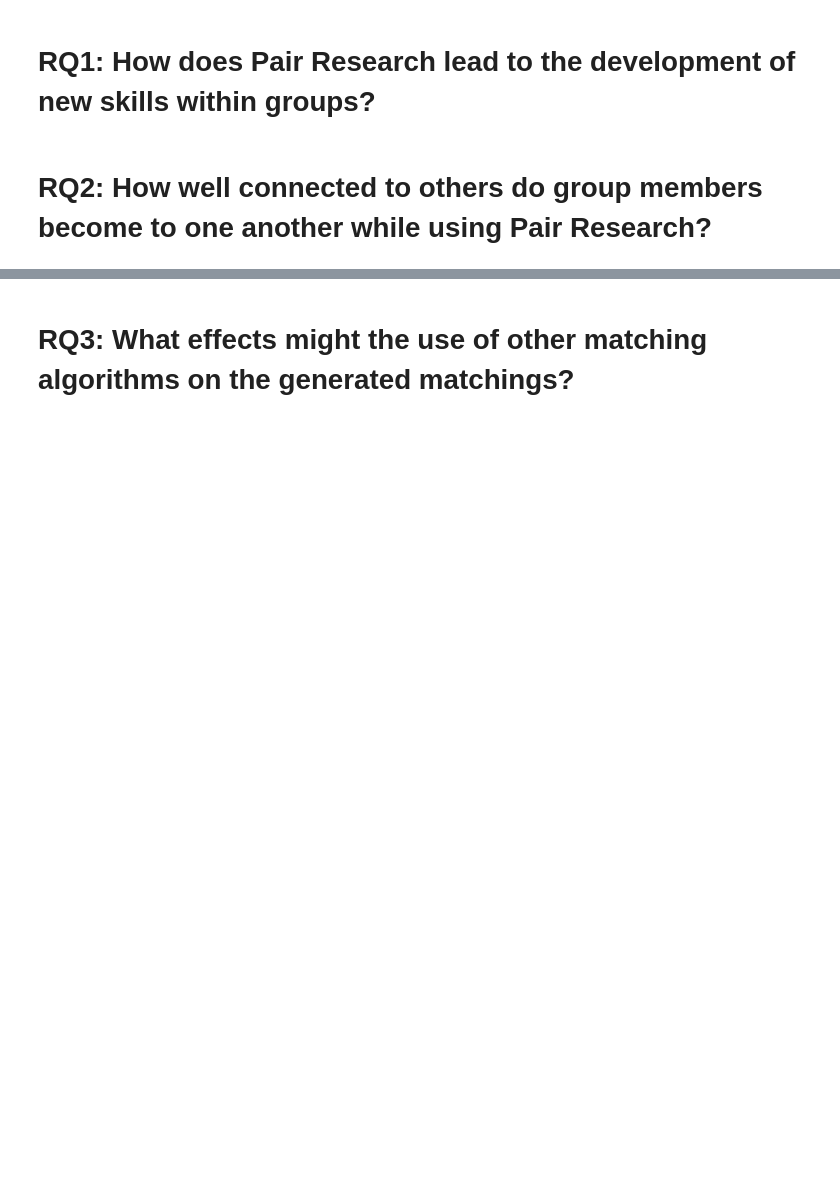
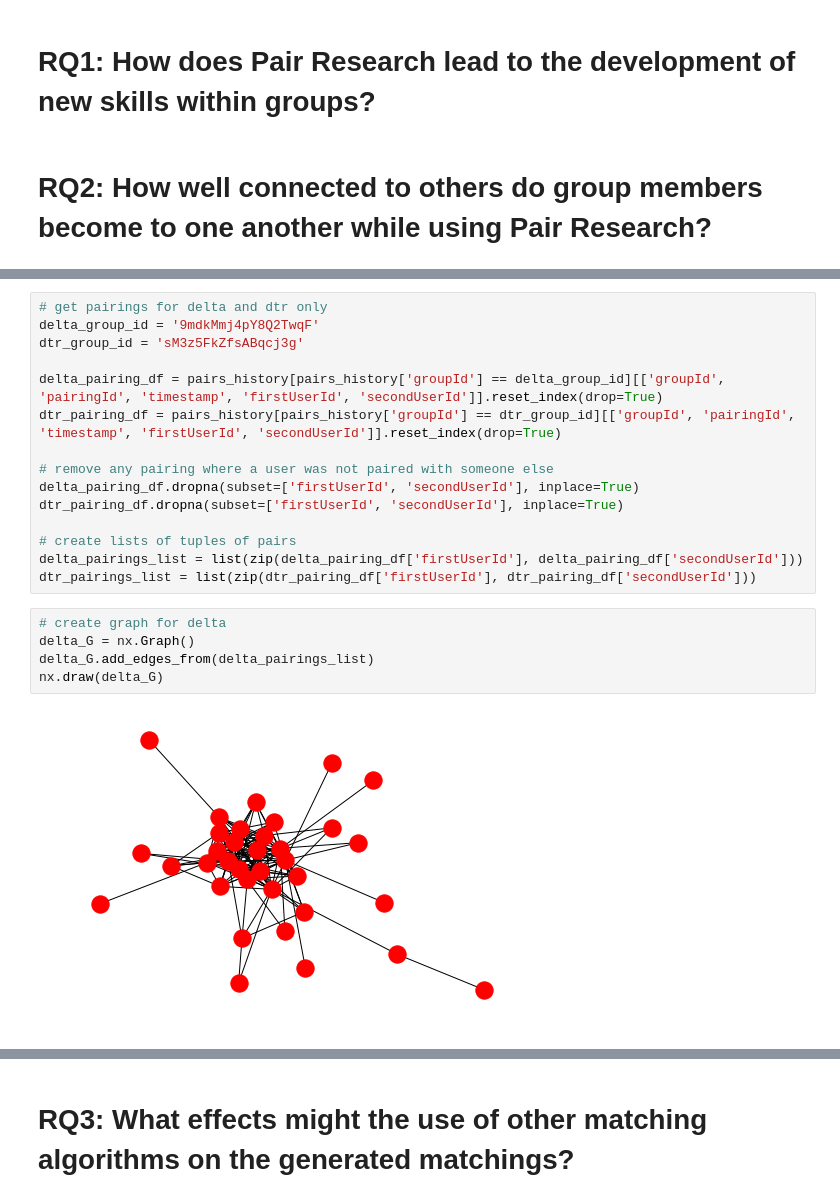
Before and after one commit to NUDelta/pair-research-matching-alg, a Jupyter notebook: network_analysis/NetworkAnalysis.ipynb, the cells around one changed output, grey strips where cells are left out. Drawn from its saved outputs; the diff is of its cells as text; blank space fills up the shorter version.

```diff
--- a/network_analysis/NetworkAnalysis.ipynb
+++ b/network_analysis/NetworkAnalysis.ipynb
@@ -422,0 +432,22 @@ See the caveats in the documentation: http://pandas.pydata.org/pandas-docs/stabl
+# %%
+# get pairings for delta and dtr only
+delta_group_id = '9mdkMmj4pY8Q2TwqF'
+dtr_group_id = 'sM3z5FkZfsABqcj3g'
+
+delta_pairing_df = pairs_history[pairs_history['groupId'] == delta_group_id][['groupId', 'pairingId', 'timestamp', 'firstUserId', 'secondUserId']].reset_index(drop=True)
+dtr_pairing_df = pairs_history[pairs_history['groupId'] == dtr_group_id][['groupId', 'pairingId', 'timestamp', 'firstUserId', 'secondUserId']].reset_index(drop=True)
+
+# remove any pairing where a user was not paired with someone else
+delta_pairing_df.dropna(subset=['firstUserId', 'secondUserId'], inplace=True)
+dtr_pairing_df.dropna(subset=['firstUserId', 'secondUserId'], inplace=True)
+
+# create lists of tuples of pairs
+delta_pairings_list = list(zip(delta_pairing_df['firstUserId'], delta_pairing_df['secondUserId']))
+dtr_pairings_list = list(zip(dtr_pairing_df['firstUserId'], dtr_pairing_df['secondUserId']))
+# %%
+# create graph for delta
+delta_G = nx.Graph()
+delta_G.add_edges_from(delta_pairings_list)
+nx.draw(delta_G)
+# %% [output]
+[figure, added]
```
Also changed, not shown: parts of 11 cells of this notebook.
